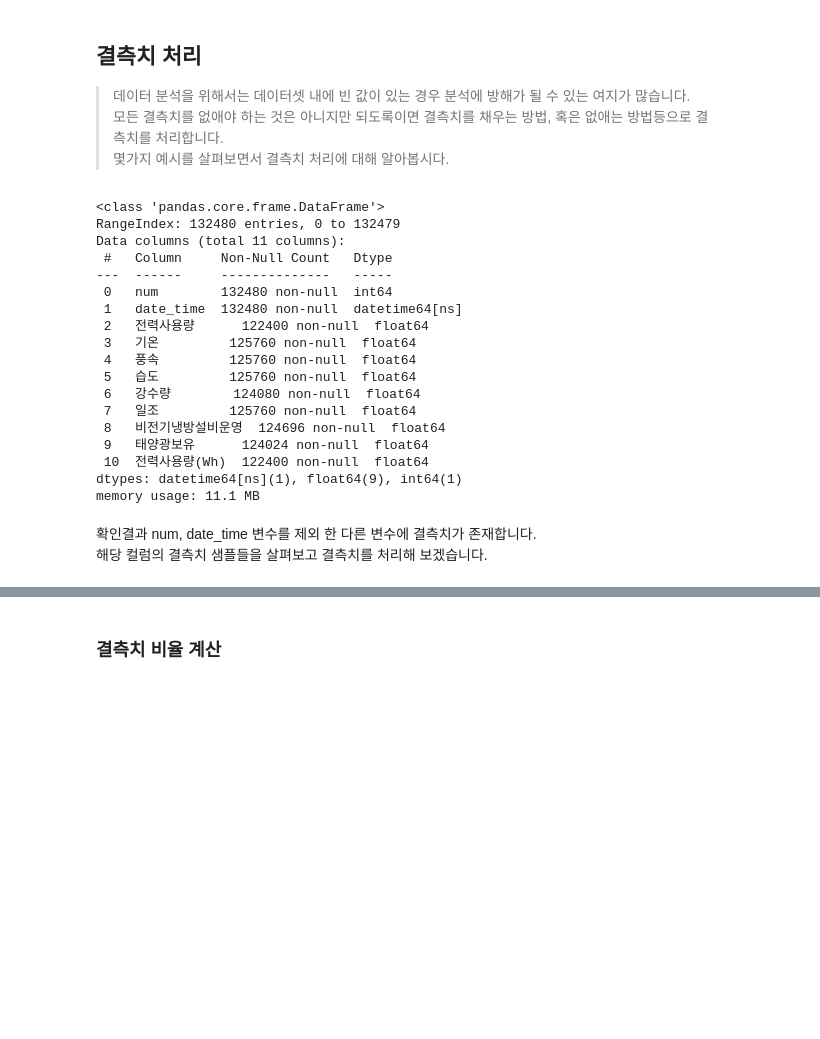
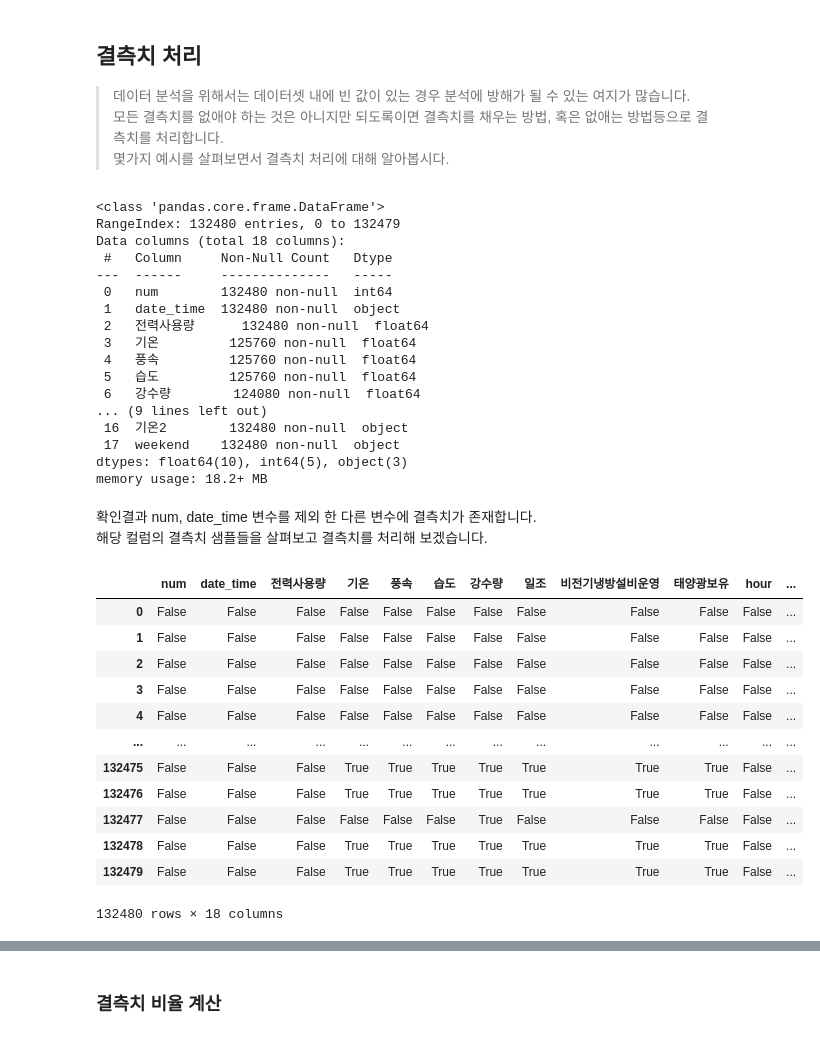
Before and after one commit to overgroove/samsung_ML, a Jupyter notebook: 03_package_pandas.ipynb, the cells around one changed output, grey strips where cells are left out. Saved outputs shown, nothing was run; the diff lists cells and outputs as text; code cells hidden in the pictures; blank space fills up the shorter version.

```diff
--- a/03_package_pandas.ipynb
+++ b/03_package_pandas.ipynb
@@ -1212,27 +1352,43 @@ Categories (2, object): ['저온' < '고온']
 # %%
 # info() 함수는 결측치에 대한 정보도 보여줍니다.
 # 컬럼별 isnull() 함수를 사용해도 무방합니다.
+df.info()
 # %% [output]
 <class 'pandas.core.frame.DataFrame'>
 RangeIndex: 132480 entries, 0 to 132479
-Data columns (total 11 columns):
+Data columns (total 18 columns):
  #   Column     Non-Null Count   Dtype
 ---  ------     --------------   -----
  0   num        132480 non-null  int64
- 1   date_time  132480 non-null  datetime64[ns]
- 2   전력사용량      122400 non-null  float64
+ 1   date_time  132480 non-null  object
+ 2   전력사용량      132480 non-null  float64
  3   기온         125760 non-null  float64
  4   풍속         125760 non-null  float64
  5   습도         125760 non-null  float64
  6   강수량        124080 non-null  float64
- 7   일조         125760 non-null  float64
- 8   비전기냉방설비운영  124696 non-null  float64
- 9   태양광보유      124024 non-null  float64
- 10  전력사용량(Wh)  122400 non-null  float64
-dtypes: datetime64[ns](1), float64(9), int64(1)
-memory usage: 11.1 MB
+... (9 lines left out)
+ 16  기온2        132480 non-null  object
+ 17  weekend    132480 non-null  object
+dtypes: float64(10), int64(5), object(3)
+memory usage: 18.2+ MB
 # %% [markdown]
 확인결과 num, date_time 변수를 제외 한 다른 변수에 결측치가 존재합니다.
 해당 컬럼의 결측치 샘플들을 살펴보고 결측치를 처리해 보겠습니다.
+# %%
+df.isna()
+# %% [output]
+|  | num | date_time | 전력사용량 | 기온 | 풍속 | 습도 | 강수량 | 일조 | 비전기냉방설비운영 | 태양광보유 | hour | ... |
+| 0 | False | False | False | False | False | False | False | False | False | False | False | ... |
+| 1 | False | False | False | False | False | False | False | False | False | False | False | ... |
+| 2 | False | False | False | False | False | False | False | False | False | False | False | ... |
+| 3 | False | False | False | False | False | False | False | False | False | False | False | ... |
+| 4 | False | False | False | False | False | False | False | False | False | False | False | ... |
+| ... | ... | ... | ... | ... | ... | ... | ... | ... | ... | ... | ... | ... |
+| 132475 | False | False | False | True | True | True | True | True | True | True | False | ... |
+| 132476 | False | False | False | True | True | True | True | True | True | True | False | ... |
+| 132477 | False | False | False | False | False | False | True | False | False | False | False | ... |
+| 132478 | False | False | False | True | True | True | True | True | True | True | False | ... |
+| 132479 | False | False | False | True | True | True | True | True | True | True | False | ... |
+132480 rows × 18 columns
 # %%
 # 컬럼별 결측치 확인을 위한 isnull()함수 리턴값이 bool 형태로 반환되어 조건부 샘플링이 가능합니다.
```
Also changed, not shown: parts of 33 cells of this notebook.
